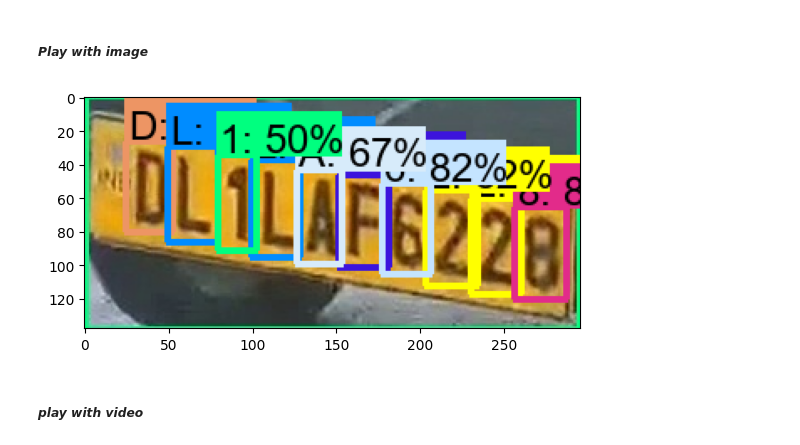
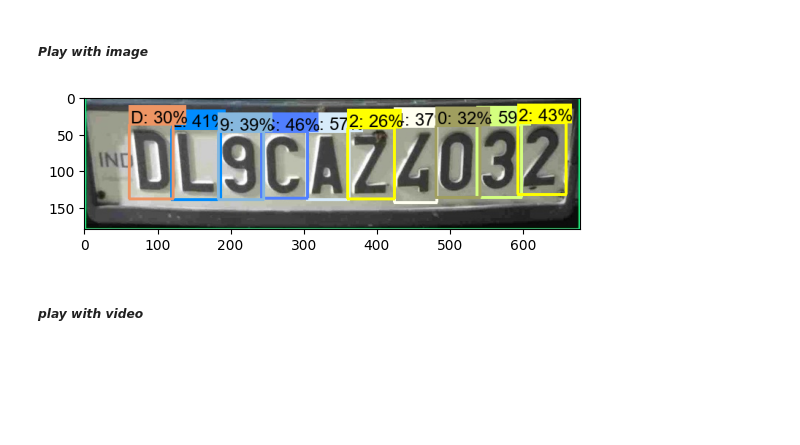
Before and after one commit to Ganga-Yadav/anprApp, a Jupyter notebook: ocr.ipynb, the cells around one changed output. Drawn from its saved outputs; the diff is of its cells as text; code cells hidden in the pictures; blank space fills up the shorter version.

```diff
--- a/ocr.ipynb
+++ b/ocr.ipynb
@@ -32,8 +32,8 @@ def detect_fn(image):
     output_dict = infer(input_tensor)
     return output_dict
 # %%
-#IMAGE_PATH = r'D:\anprNew\Detected_Images\img (62).jpg'
-IMAGE_PATH =r'C:\Users\Msdn08\Desktop\Test_Img\testOcr\test (1).jpg'
+IMAGE_PATH = r'D:\anprNew\Detected_Images\img (24).jpg'   #img (62).jpg
+#IMAGE_PATH =r'C:\Users\Msdn08\Desktop\Test_Img\testOcr\test (40).jpg'
 # Define paths
 MODEL_PATH = paths['OCR_MODEL_PATH']
 # Read and preprocess the input image
@@ -77,34 +77,34 @@ category_index = label_map_util.create_category_index_from_labelmap(LABELMAP)
 infer = model.signatures['serving_default']
 # Run detection
 detections = detect_fn(image_np)
 
 num_detections = int(detections.pop('num_detections'))
 detections = {key: value[0, :num_detections].numpy() for key, value in detections.items()}
 detections['num_detections'] = num_detections
 
 # detection_classes should be ints
 detections['detection_classes'] = detections['detection_classes'].astype(np.int64)
 
 # Visualization
 label_id_offset = 0
 image_np_with_detections = image_np.copy()
 min_threshold=0.2
 viz_utils.visualize_boxes_and_labels_on_image_array(
     image_np_with_detections,
     detections['detection_boxes'],
     detections['detection_classes'] + label_id_offset,
     detections['detection_scores'],
     category_index,
     use_normalized_coordinates=True,
     max_boxes_to_draw=10,
     min_score_thresh=min_threshold,
     agnostic_mode=False
 )
 # Display the result
 plt.imshow(cv2.cvtColor(image_np_with_detections, cv2.COLOR_BGR2RGB))
 plt.show()
 # %% [output]
-[figure, old version]
+[figure, new version]
 # %% [markdown]
 ##### *play with video*
 # %%
```
Also changed, not shown: parts of 7 cells of this notebook.
